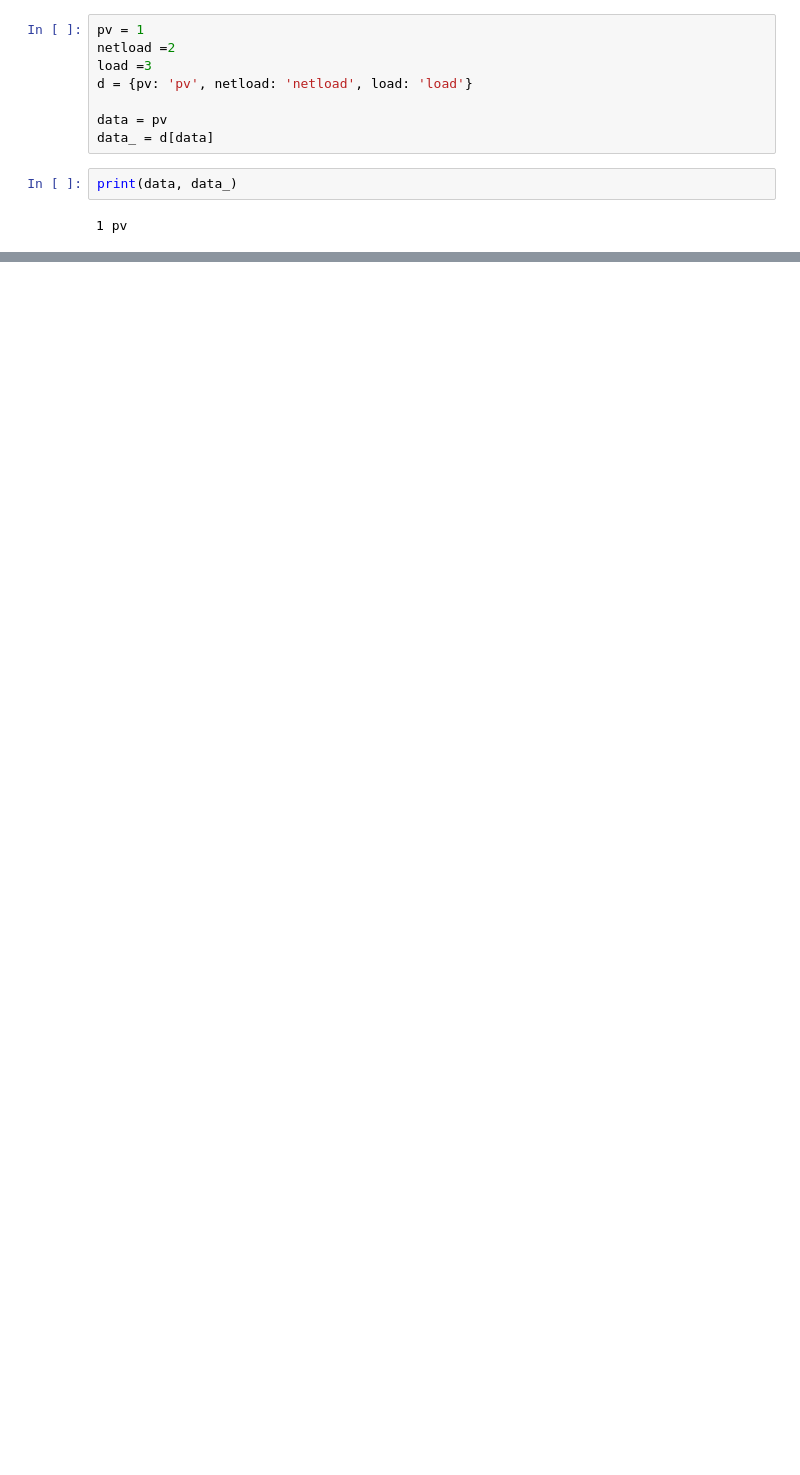
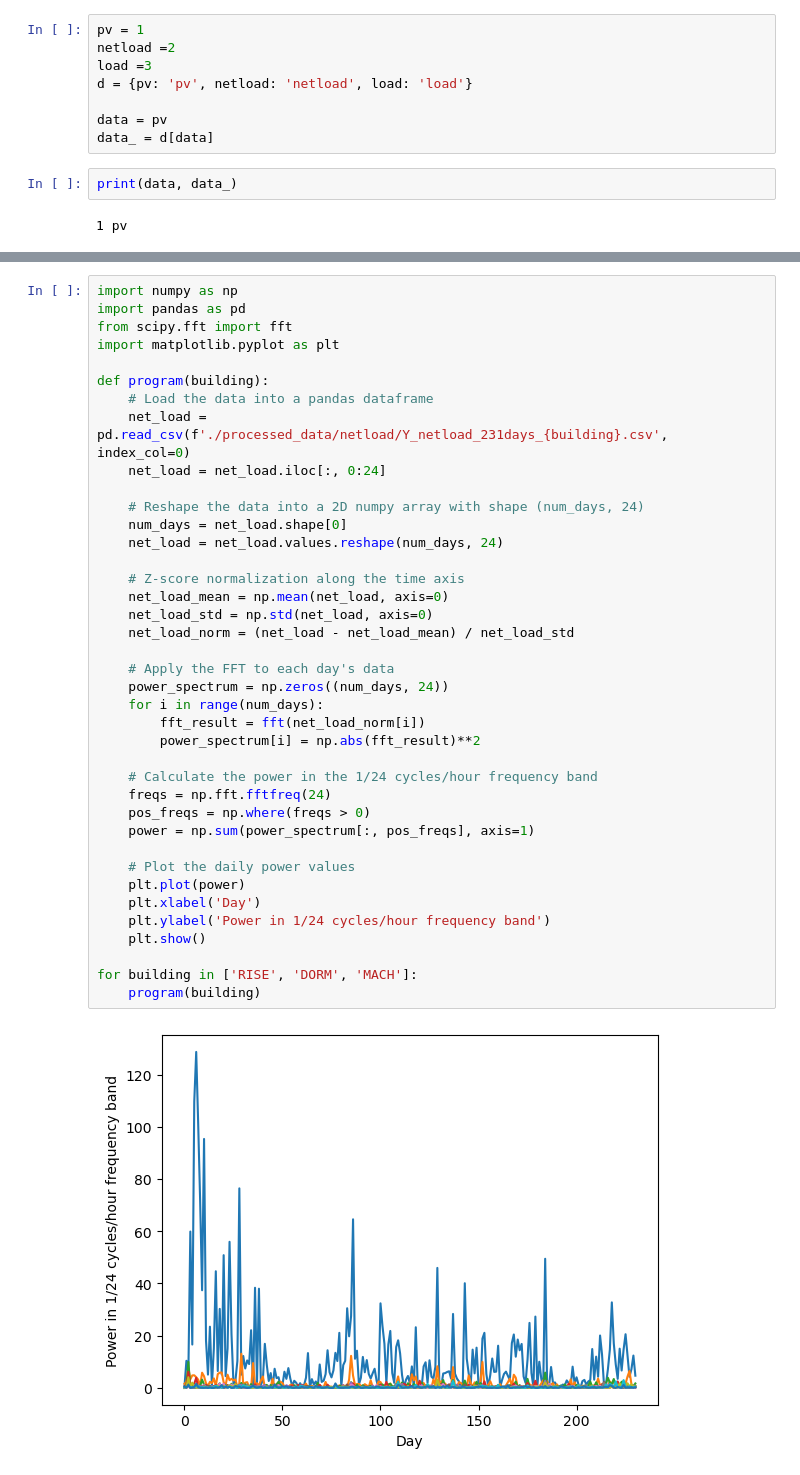
Before and after one commit to Ye-eun-Kim/IIS_net_load_forecast, a Jupyter notebook: test.ipynb, the cells around one changed output, grey strips where cells are left out. Cells and saved outputs as stored; diff of their text form; blank space fills up the shorter version.

Commit message:
add data analysis files

```diff
--- a/test.ipynb
+++ b/test.ipynb
@@ -318,0 +446,41 @@ print(data, data_)
+# %%
+import numpy as np
+import pandas as pd
+from scipy.fft import fft
+import matplotlib.pyplot as plt
+
+def program(building):
+    # Load the data into a pandas dataframe
+    net_load = pd.read_csv(f'./processed_data/netload/Y_netload_231days_{building}.csv', index_col=0)
+    net_load = net_load.iloc[:, 0:24]
+
+    # Reshape the data into a 2D numpy array with shape (num_days, 24)
+    num_days = net_load.shape[0]
+    net_load = net_load.values.reshape(num_days, 24)
+
+    # Z-score normalization along the time axis
+    net_load_mean = np.mean(net_load, axis=0)
+    net_load_std = np.std(net_load, axis=0)
+    net_load_norm = (net_load - net_load_mean) / net_load_std
+
+    # Apply the FFT to each day's data
+    power_spectrum = np.zeros((num_days, 24))
+    for i in range(num_days):
+        fft_result = fft(net_load_norm[i])
+        power_spectrum[i] = np.abs(fft_result)**2
+
+    # Calculate the power in the 1/24 cycles/hour frequency band
+    freqs = np.fft.fftfreq(24)
+    pos_freqs = np.where(freqs > 0)
+    power = np.sum(power_spectrum[:, pos_freqs], axis=1)
+
+    # Plot the daily power values
+    plt.plot(power)
+    plt.xlabel('Day')
+    plt.ylabel('Power in 1/24 cycles/hour frequency band')
+    plt.show()
+
+for building in ['RISE', 'DORM', 'MACH']:
+    program(building)
+# %% [output]
+[figure, added]
```
Also changed, not shown: parts of 6 cells of this notebook, 34 other files.
